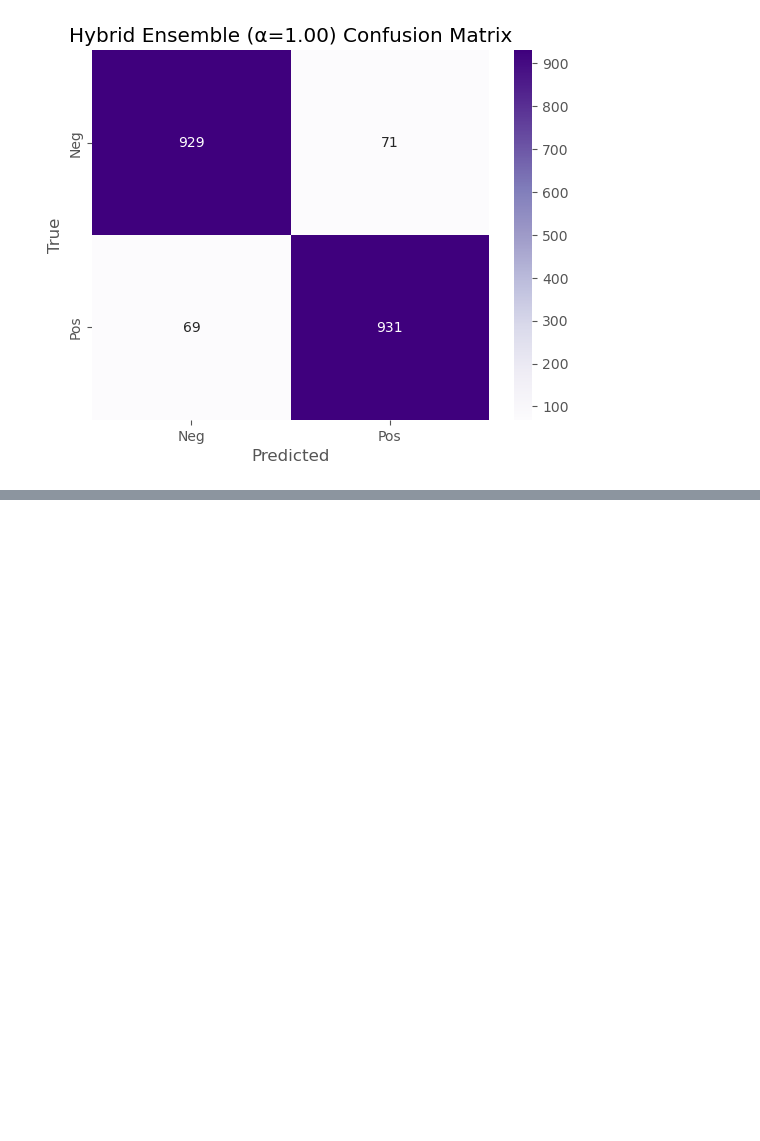
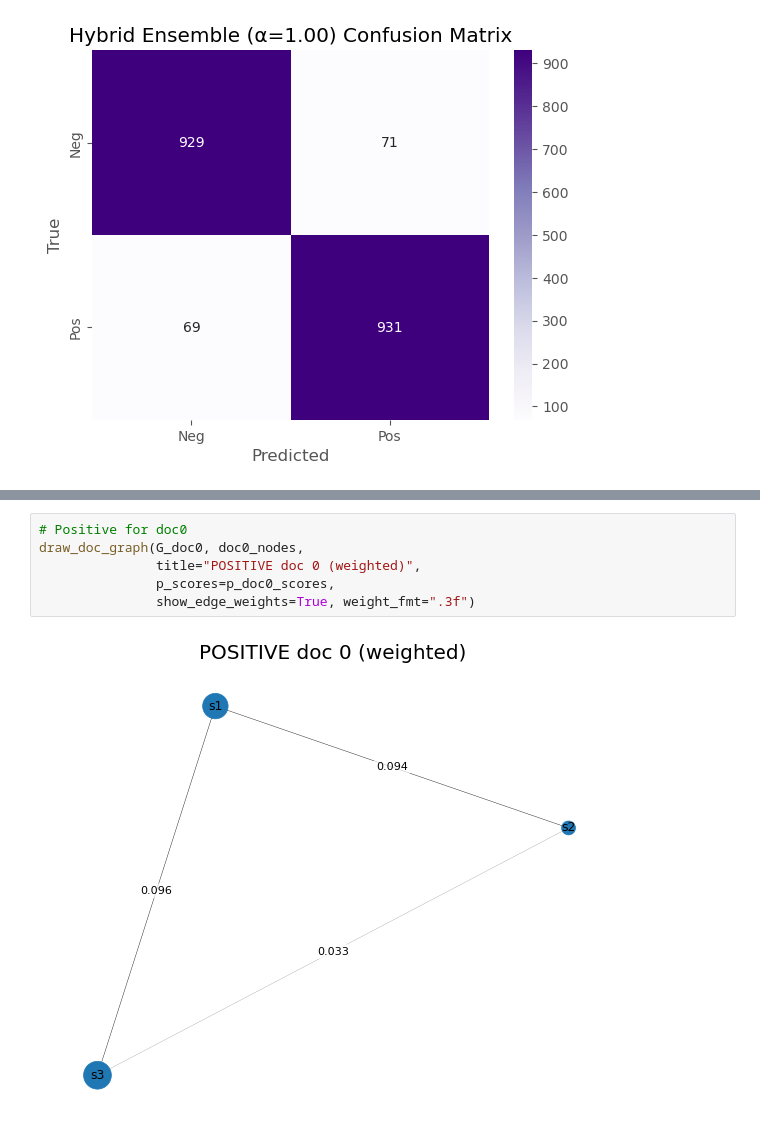
Before and after one commit to Matthewaxe123/955-dissertation, a Jupyter notebook: NLP.ipynb, the cells around one changed output, grey strips where cells are left out. Drawn from its saved outputs; the diff is of its cells as text; blank space fills up the shorter version.

```diff
--- a/NLP.ipynb
+++ b/NLP.ipynb
@@ -1837,0 +2572,8 @@ HybridEnsemble | Acc=0.9300 Prec=0.9291 Rec=0.9310 F1=0.9301
+# %%
+# Positive for doc0
+draw_doc_graph(G_doc0, doc0_nodes,
+               title="POSITIVE doc 0 (weighted)",
+               p_scores=p_doc0_scores,
+               show_edge_weights=True, weight_fmt=".3f")
+# %% [output]
+[figure, added]
```
Also changed, not shown: parts of 35 cells of this notebook.
